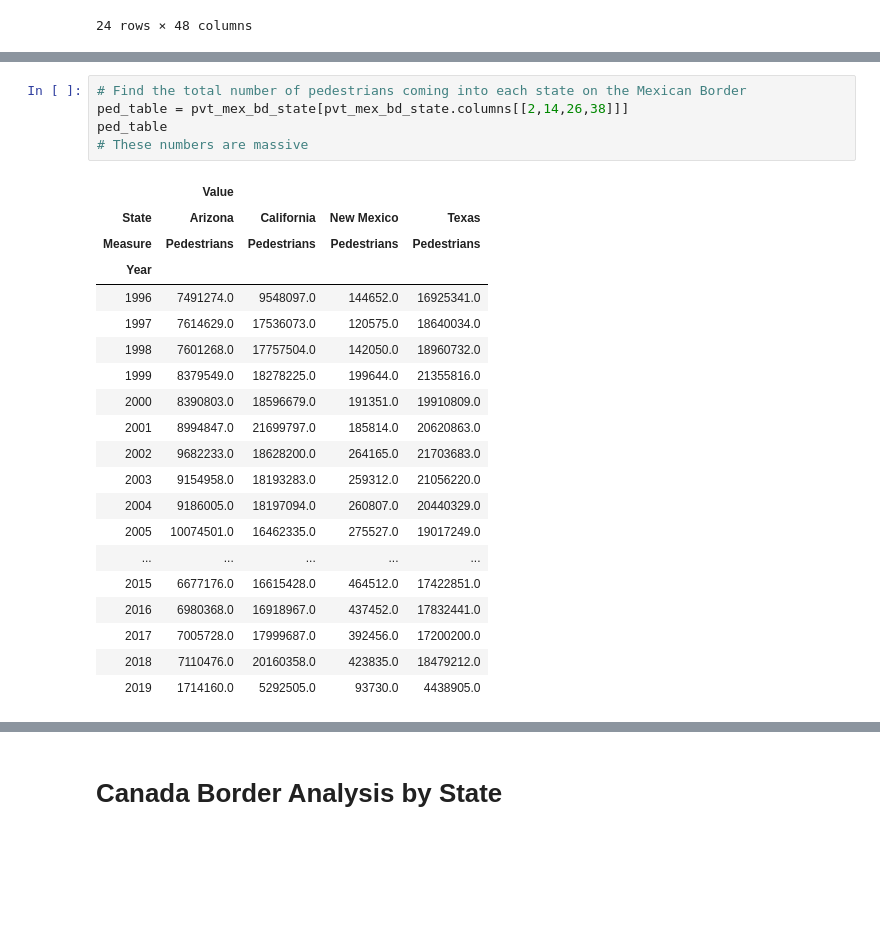
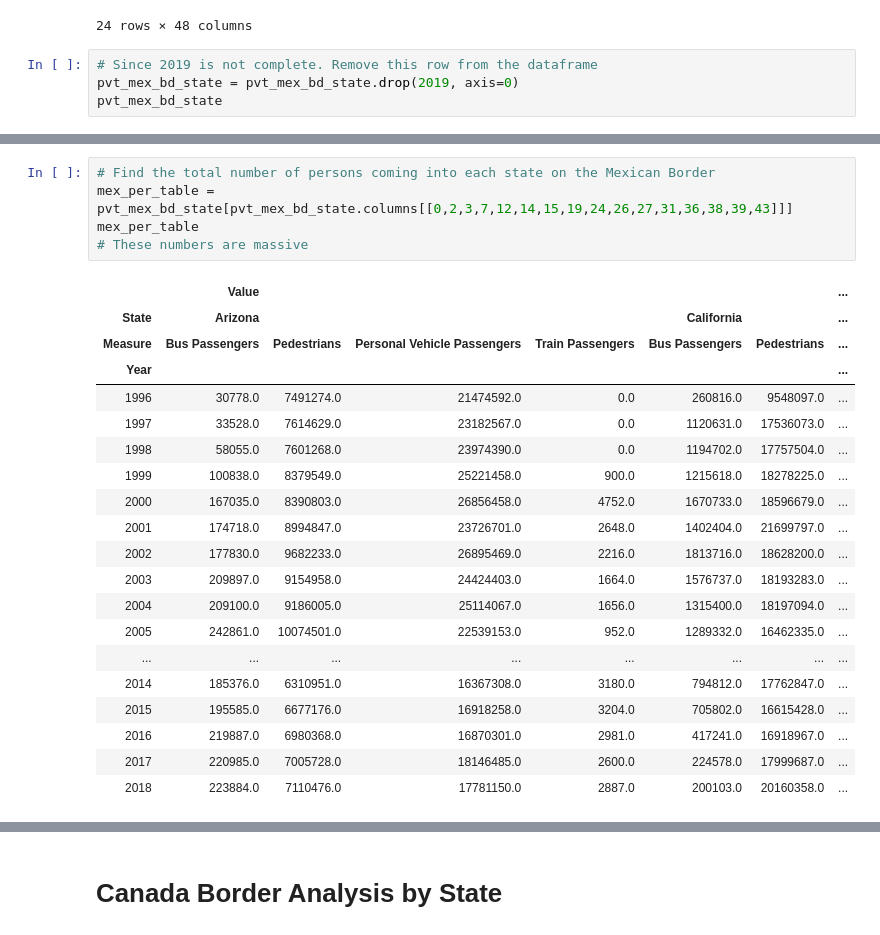
Before and after one commit to philipayazi/Project1_BorderEntries, a Jupyter notebook: Border_Entries_and _Trade.ipynb, the cells around one changed output, grey strips where cells are left out. Cells and saved outputs as stored; diff of their text form; blank space fills up the shorter version.

```diff
--- a/Border_Entries_and _Trade.ipynb
+++ b/Border_Entries_and _Trade.ipynb
@@ -784,3 +784,7 @@ pvt_mex_bd_state
 | 2018 | 223884.0 | 12793.0 | 7110476.0 | 17781150.0 | 9334650.0 | 40520.0 | ... |
 | 2019 | 54076.0 | 2662.0 | 1714160.0 | 4069573.0 | 2163538.0 | 10639.0 | ... |
 24 rows × 48 columns
+# %%
+# Since 2019 is not complete. Remove this row from the dataframe
+pvt_mex_bd_state = pvt_mex_bd_state.drop(2019, axis=0)
+pvt_mex_bd_state
@@ -787,26 +813,26 @@ pvt_mex_bd_state
 # %%
-# Find the total number of pedestrians coming into each state on the Mexican Border
-ped_table = pvt_mex_bd_state[pvt_mex_bd_state.columns[[2,14,26,38]]]
-ped_table
+# Find the total number of persons coming into each state on the Mexican Border
+mex_per_table = pvt_mex_bd_state[pvt_mex_bd_state.columns[[0,2,3,7,12,14,15,19,24,26,27,31,36,38,39,43]]]
+mex_per_table
 # These numbers are massive
 # %% [output]
-|  | Value |  |  |  |
-| State | Arizona | California | New Mexico | Texas |
-| Measure | Pedestrians | Pedestrians | Pedestrians | Pedestrians |
-| Year |  |  |  |  |
-| 1996 | 7491274.0 | 9548097.0 | 144652.0 | 16925341.0 |
-| 1997 | 7614629.0 | 17536073.0 | 120575.0 | 18640034.0 |
-| 1998 | 7601268.0 | 17757504.0 | 142050.0 | 18960732.0 |
-| 1999 | 8379549.0 | 18278225.0 | 199644.0 | 21355816.0 |
-| 2000 | 8390803.0 | 18596679.0 | 191351.0 | 19910809.0 |
-| 2001 | 8994847.0 | 21699797.0 | 185814.0 | 20620863.0 |
-| 2002 | 9682233.0 | 18628200.0 | 264165.0 | 21703683.0 |
-| 2003 | 9154958.0 | 18193283.0 | 259312.0 | 21056220.0 |
-| 2004 | 9186005.0 | 18197094.0 | 260807.0 | 20440329.0 |
-| 2005 | 10074501.0 | 16462335.0 | 275527.0 | 19017249.0 |
-| ... | ... | ... | ... | ... |
-| 2015 | 6677176.0 | 16615428.0 | 464512.0 | 17422851.0 |
-| 2016 | 6980368.0 | 16918967.0 | 437452.0 | 17832441.0 |
-| 2017 | 7005728.0 | 17999687.0 | 392456.0 | 17200200.0 |
-| 2018 | 7110476.0 | 20160358.0 | 423835.0 | 18479212.0 |
-| 2019 | 1714160.0 | 5292505.0 | 93730.0 | 4438905.0 |
+|  | Value |  |  |  |  |  | ... |
+| State | Arizona |  |  |  | California |  | ... |
+| Measure | Bus Passengers | Pedestrians | Personal Vehicle Passengers | Train Passengers | Bus Passengers | Pedestrians | ... |
+| Year |  |  |  |  |  |  | ... |
+| 1996 | 30778.0 | 7491274.0 | 21474592.0 | 0.0 | 260816.0 | 9548097.0 | ... |
+| 1997 | 33528.0 | 7614629.0 | 23182567.0 | 0.0 | 1120631.0 | 17536073.0 | ... |
+| 1998 | 58055.0 | 7601268.0 | 23974390.0 | 0.0 | 1194702.0 | 17757504.0 | ... |
+| 1999 | 100838.0 | 8379549.0 | 25221458.0 | 900.0 | 1215618.0 | 18278225.0 | ... |
+| 2000 | 167035.0 | 8390803.0 | 26856458.0 | 4752.0 | 1670733.0 | 18596679.0 | ... |
+| 2001 | 174718.0 | 8994847.0 | 23726701.0 | 2648.0 | 1402404.0 | 21699797.0 | ... |
+| 2002 | 177830.0 | 9682233.0 | 26895469.0 | 2216.0 | 1813716.0 | 18628200.0 | ... |
+| 2003 | 209897.0 | 9154958.0 | 24424403.0 | 1664.0 | 1576737.0 | 18193283.0 | ... |
+| 2004 | 209100.0 | 9186005.0 | 25114067.0 | 1656.0 | 1315400.0 | 18197094.0 | ... |
+| 2005 | 242861.0 | 10074501.0 | 22539153.0 | 952.0 | 1289332.0 | 16462335.0 | ... |
+| ... | ... | ... | ... | ... | ... | ... | ... |
+| 2014 | 185376.0 | 6310951.0 | 16367308.0 | 3180.0 | 794812.0 | 17762847.0 | ... |
+| 2015 | 195585.0 | 6677176.0 | 16918258.0 | 3204.0 | 705802.0 | 16615428.0 | ... |
+| 2016 | 219887.0 | 6980368.0 | 16870301.0 | 2981.0 | 417241.0 | 16918967.0 | ... |
+| 2017 | 220985.0 | 7005728.0 | 18146485.0 | 2600.0 | 224578.0 | 17999687.0 | ... |
+| 2018 | 223884.0 | 7110476.0 | 17781150.0 | 2887.0 | 200103.0 | 20160358.0 | ... |
```
Also changed, not shown: parts of 80 cells of this notebook.
